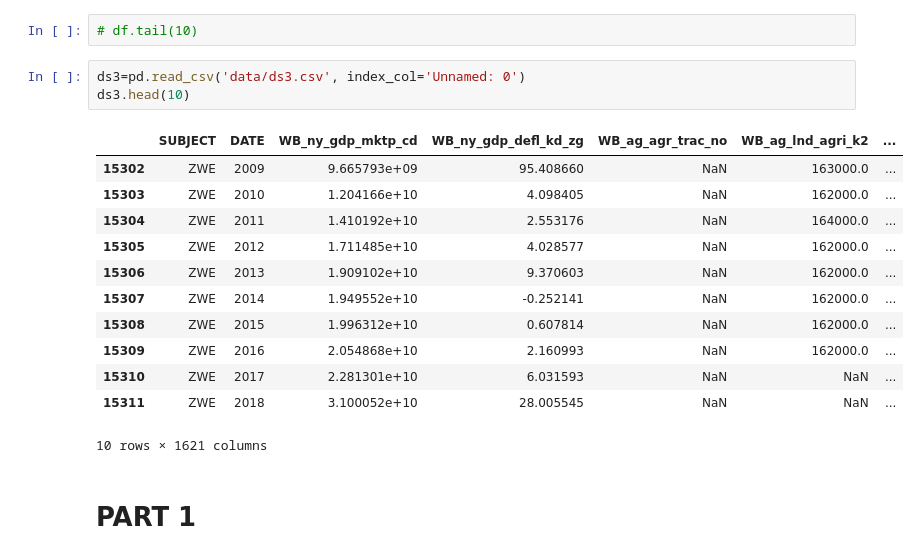
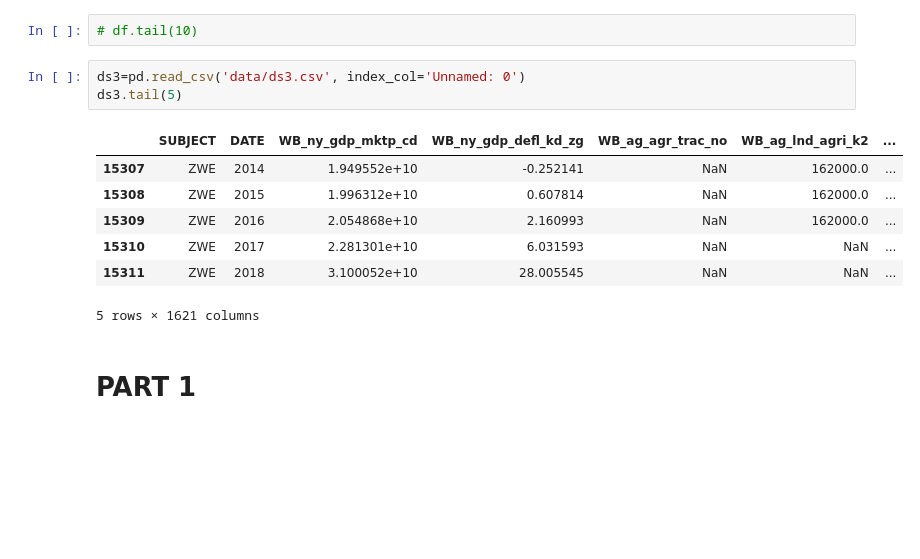
Before and after one commit to haydarevren/automated-capstone-demo, a Jupyter notebook: automated-insight-demo.ipynb, the cells around one changed output. Saved outputs shown, nothing was run; the diff lists cells and outputs as text; blank space fills up the shorter version.

```diff
--- a/automated-insight-demo.ipynb
+++ b/automated-insight-demo.ipynb
@@ -196,20 +153,15 @@ Before imputation dataset looks like:
 # df.tail(10)
 # %%
 ds3=pd.read_csv('data/ds3.csv', index_col='Unnamed: 0')
-ds3.head(10)
+ds3.tail(5)
 # %% [output]
 |  | SUBJECT | DATE | WB_ny_gdp_mktp_cd | WB_ny_gdp_defl_kd_zg | WB_ag_agr_trac_no | WB_ag_lnd_agri_k2 | ... |
-| 15302 | ZWE | 2009 | 9.665793e+09 | 95.408660 | NaN | 163000.0 | ... |
-| 15303 | ZWE | 2010 | 1.204166e+10 | 4.098405 | NaN | 162000.0 | ... |
-| 15304 | ZWE | 2011 | 1.410192e+10 | 2.553176 | NaN | 164000.0 | ... |
-| 15305 | ZWE | 2012 | 1.711485e+10 | 4.028577 | NaN | 162000.0 | ... |
-| 15306 | ZWE | 2013 | 1.909102e+10 | 9.370603 | NaN | 162000.0 | ... |
 | 15307 | ZWE | 2014 | 1.949552e+10 | -0.252141 | NaN | 162000.0 | ... |
 | 15308 | ZWE | 2015 | 1.996312e+10 | 0.607814 | NaN | 162000.0 | ... |
 | 15309 | ZWE | 2016 | 2.054868e+10 | 2.160993 | NaN | 162000.0 | ... |
 | 15310 | ZWE | 2017 | 2.281301e+10 | 6.031593 | NaN | NaN | ... |
 | 15311 | ZWE | 2018 | 3.100052e+10 | 28.005545 | NaN | NaN | ... |
-10 rows × 1621 columns
+5 rows × 1621 columns
 # %% [markdown]
 # PART 1
 # %% [markdown]
```
Also changed, not shown: parts of 50 cells of this notebook, 9 other files.
